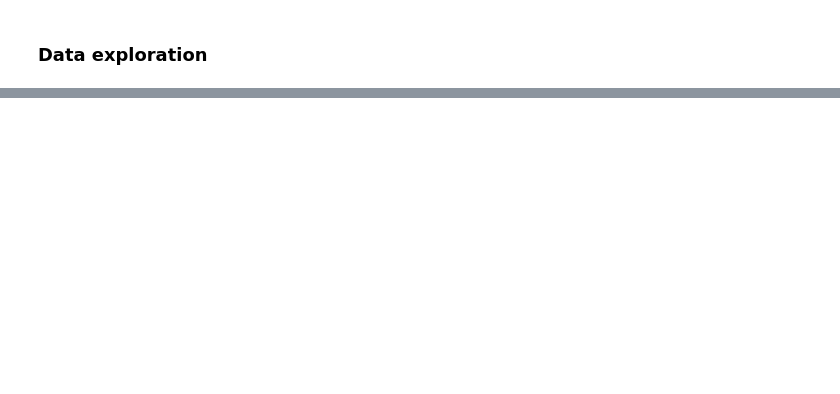
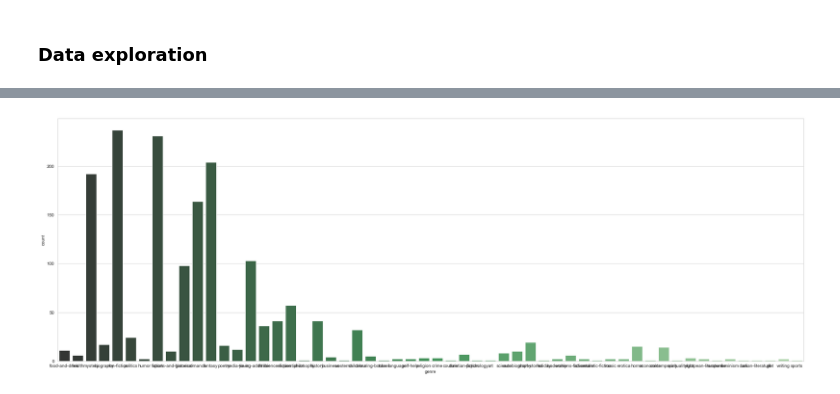
Before and after one commit to krbarounis/NTY-bestsellers-classification-project, a Jupyter notebook: EDA.ipynb, the cells around one changed output, grey strips where cells are left out. Drawn from its saved outputs; the diff is of its cells as text; code cells hidden in the pictures; blank space fills up the shorter version.

```diff
--- a/EDA.ipynb
+++ b/EDA.ipynb
@@ -328,0 +369,18 @@ full_df[full_df['genre'].isna()]
+# %%
+# SimonSchuster
+ss_companies = ['Simon', 'Schuster', 'Gallery Books','Atria Books','Scribner']
+full_df['publish_company'] = full_df['publish_company'].apply(lambda x:'Simon & Schuster'
+                                                              if any(y in x for y in ss_companies) else x)
+# %%
+# Macmillan
+
+macmillan_companies = ["St. Martin's Press","Minotaur","Tor Books",'Farrar, Straus and Giroux',
+                       'Macmillan', 'Flatiron Books', 'Feiwel']
+full_df['publish_company'] = full_df['publish_company'].apply(lambda x:"Macmillan"
+                                                              if any(y in x for y in macmillan_companies) else x)
+# %%
+# Hachette Livre
+hachette_companies = ['Grand Central','Hachette','FaithWords'
+                      'Little Brown', 'Little, Brown', 'Orbit','Disney-Hyperion']
+full_df['publish_company'] = full_df['publish_company'].apply(lambda x:"Hachette"
+                                                              if any(y in x for y in hachette_companies) else x)
@@ -330,0 +434,4 @@ full_df[full_df['genre'].isna()]
+# %%
+sns.set_style("whitegrid")
+dist = sns.distplot(full_df.NYT_bestseller, kde=False,color='b')
+plt.show(dist)
@@ -330,0 +440,6 @@ full_df[full_df['genre'].isna()]
+# %%
+fig = plt.subplots(figsize=(30,10))
+counts = sns.countplot(x="genre", data=full_df,palette="Greens_d")
+plt.show(counts)
+# %% [output]
+[figure, added]
```
Also changed, not shown: parts of 40 cells of this notebook.
